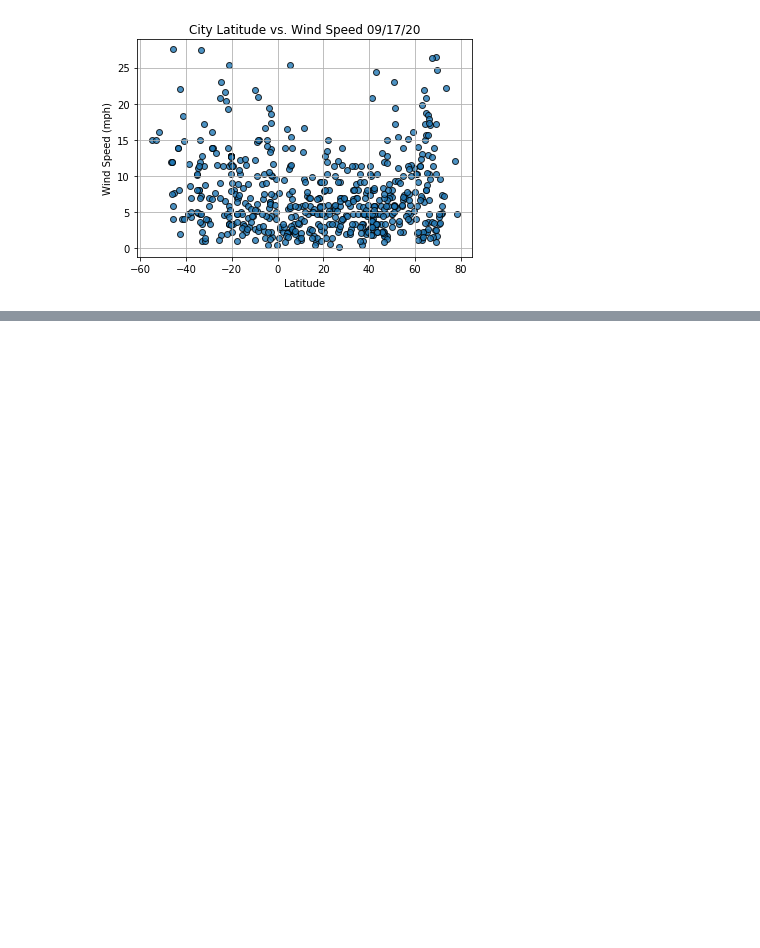
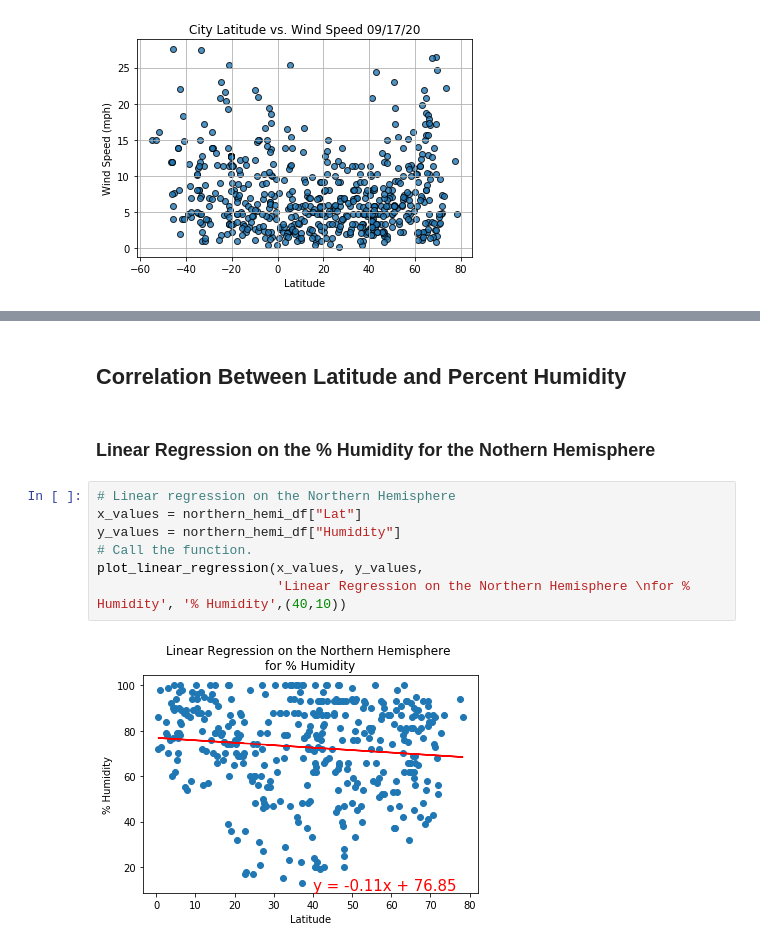
Before and after one commit to xher95/World_Weather_Analysis, a Jupyter notebook: WeatherPy.ipynb, the cells around one changed output, grey strips where cells are left out. Saved outputs shown, nothing was run; the diff lists cells and outputs as text; blank space fills up the shorter version.

```diff
--- a/WeatherPy.ipynb
+++ b/WeatherPy.ipynb
@@ -268,0 +335,13 @@ plt.show()
+# %% [markdown]
+## Correlation Between Latitude and Percent Humidity
+# %% [markdown]
+### Linear Regression on the % Humidity for the Nothern Hemisphere
+# %%
+# Linear regression on the Northern Hemisphere
+x_values = northern_hemi_df["Lat"]
+y_values = northern_hemi_df["Humidity"]
+# Call the function.
+plot_linear_regression(x_values, y_values,
+                       'Linear Regression on the Northern Hemisphere \nfor % Humidity', '% Humidity',(40,10))
+# %% [output]
+[figure, added]
```
Also changed, not shown: parts of 22 cells of this notebook.
